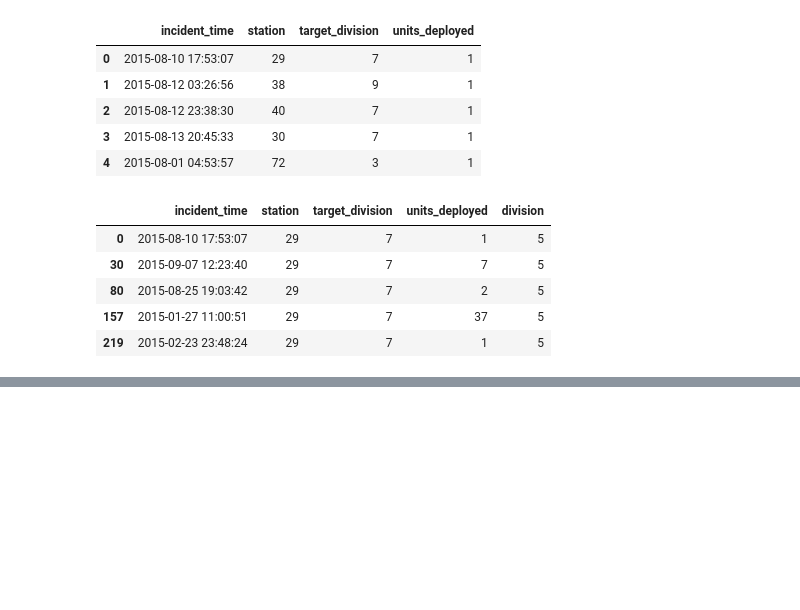
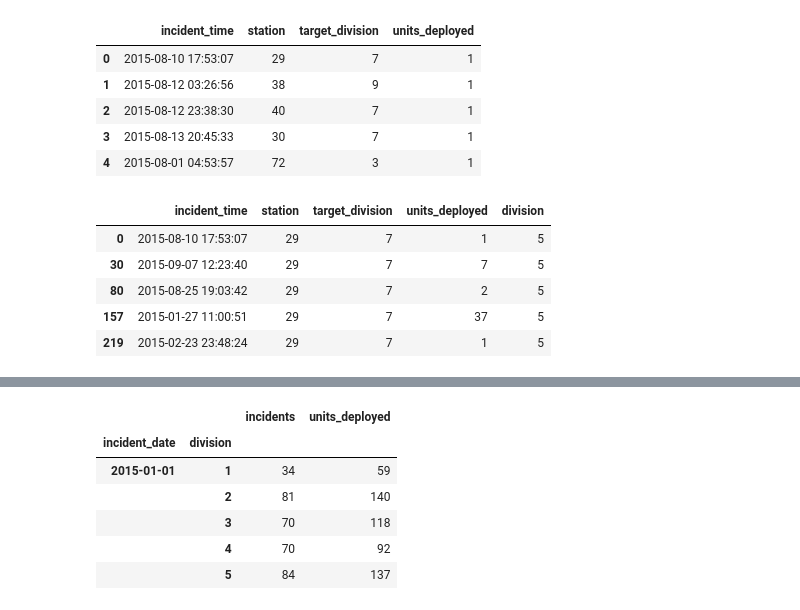
Before and after one commit to naderghanbari/mcgill-capstone, a Jupyter notebook: mcgill_capstone.ipynb, the cells around one changed output, grey strips where cells are left out. Drawn from its saved outputs; the diff is of its cells as text; code cells hidden in the pictures; blank space fills up the shorter version.

```diff
--- a/mcgill_capstone.ipynb
+++ b/mcgill_capstone.ipynb
@@ -167,0 +184,14 @@ interventions.head()
+# %%
+# Aggregate number of incidents and units deployed per date/division
+# SELECT incident_date, division, SUM(units_deployed), COUNT(incidents) FROM interventions GROUP BY incident_date, division
+
+incidents_date_division = interventions[["incident_date","division","incidents","units_deployed"]].groupby(["incident_date", "division"]).sum()
+incidents_date_division.head()
+# %% [output]
+|  |  | incidents | units_deployed |
+| incident_date | division |  |  |
+| 2015-01-01 | 1 | 34 | 59 |
+|  | 2 | 81 | 140 |
+|  | 3 | 70 | 118 |
+|  | 4 | 70 | 92 |
+|  | 5 | 84 | 137 |
```
Also changed, not shown: parts of 4 cells of this notebook.
